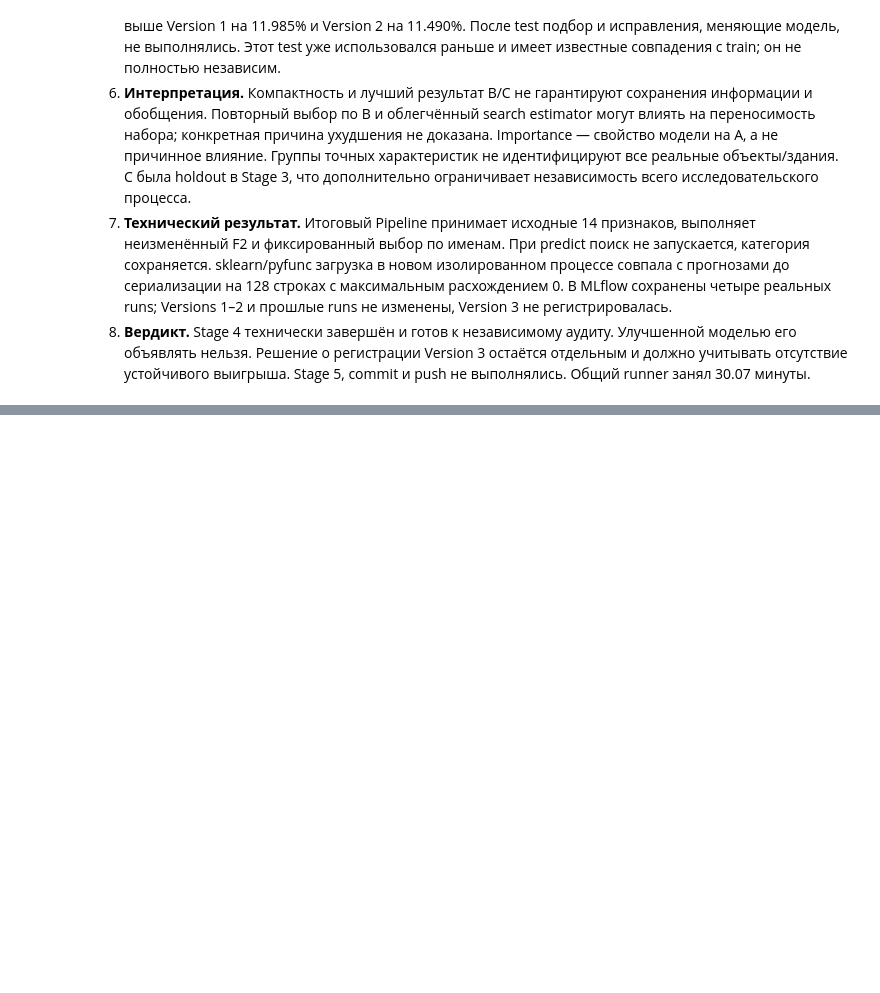
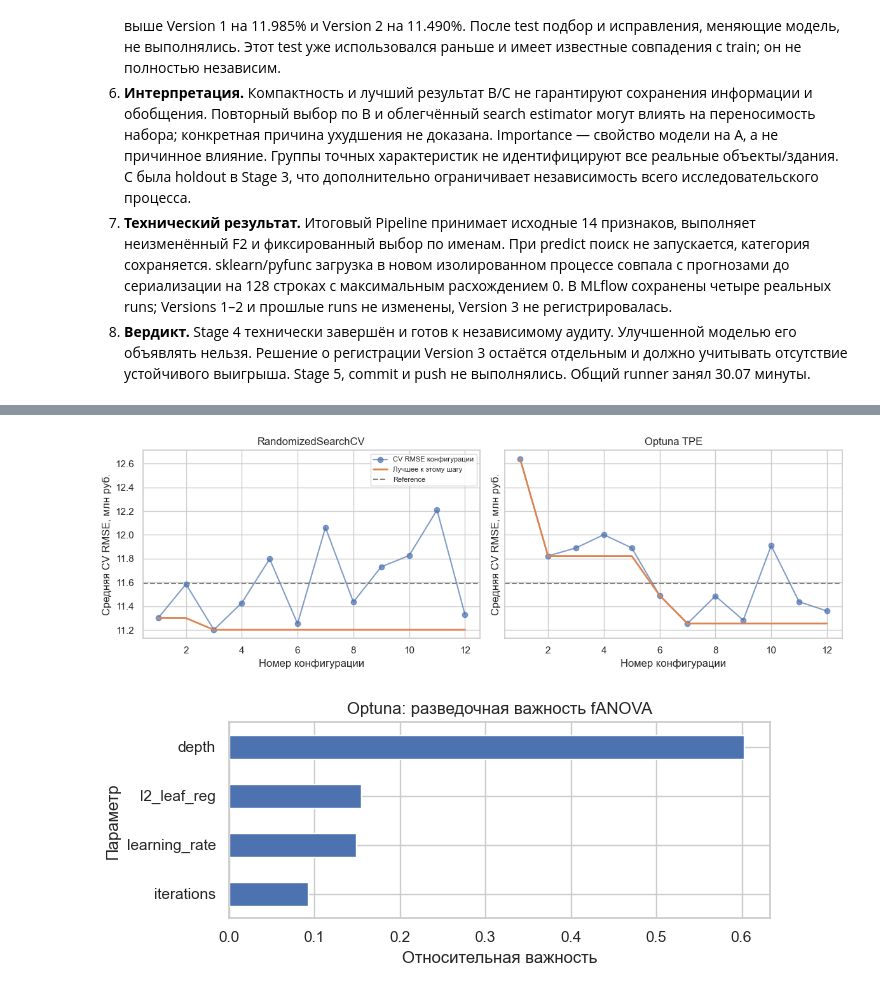
Before and after one commit to egpozd/mle-mlflow, a Jupyter notebook: model_improvement/model_improvement.ipynb, the cells around one changed output, grey strips where cells are left out. Drawn from its saved outputs; the diff is of its cells as text; code cells hidden in the pictures; blank space fills up the shorter version.

Commit message:
Complete Stage 5 hyperparameter tuning

```diff
--- a/model_improvement/model_improvement.ipynb
+++ b/model_improvement/model_improvement.ipynb
@@ -1102,0 +1302,6 @@ Train не изменён. Commit/push и регистрация Version 3 не
+# %%
+stage5_reference = stage5_results["reference"]
+display(pd.DataFrame(stage5_reference["folds"]))
+display(pd.Series({key: stage5_reference[key] for key in
+                   ["mean_rmse", "std_rmse", "mean_mae", "mean_r2", "wall_seconds"]},
+                  name="Reference").to_frame())
@@ -1102,0 +1390,14 @@ Train не изменён. Commit/push и регистрация Version 3 не
+# %%
+stage5_optuna = stage5_results["optuna"]
+assert len(stage5_optuna["trials"]) == stage5_budget
+assert all(row["state"] == "COMPLETE" for row in stage5_optuna["trials"])
+stage5_optuna_table = pd.DataFrame([
+    {"Trial": row["number"], "Статус": row["state"], **row["parameters"],
+     "RMSE fold 1": row["folds"][0]["rmse"], "RMSE fold 2": row["folds"][1]["rmse"],
+     "RMSE fold 3": row["folds"][2]["rmse"], "CV RMSE": row["mean_rmse"],
+     "CV std": row["std_rmse"], "MAE": row["mean_mae"], "R²": row["mean_r2"],
+     "Время, с": row["duration_seconds"]}
+    for row in stage5_optuna["trials"]])
+display(stage5_optuna_table)
+display(pd.DataFrame([{"Trial": row["number"], "MLflow Run ID": row["run_id"]}
+                      for row in stage5_optuna["trials"]]))
@@ -1102,0 +1437,30 @@ Train не изменён. Commit/push и регистрация Version 3 не
+# %%
+fig, axes = plt.subplots(1, 2, figsize=(12, 4), dpi=100, sharey=True)
+for ax, key, title in zip(axes, ["randomized", "optuna"], ["RandomizedSearchCV", "Optuna TPE"]):
+    values = stage5_results[key]["configurations" if key == "randomized" else "trials"]
+    scores = np.array([row["mean_rmse"] for row in values])
+    numbers = np.arange(1, len(values) + 1)
+    ax.plot(numbers, scores / 1e6, "o-", label="CV RMSE конфигурации", alpha=0.7)
+    ax.plot(numbers, np.minimum.accumulate(scores) / 1e6, linewidth=2, label="Лучшее к этому шагу")
+    ax.axhline(stage5_reference["mean_rmse"] / 1e6, color="gray", linestyle="--", label="Reference")
+    ax.set(title=title, xlabel="Номер конфигурации", ylabel="Средняя CV RMSE, млн руб.")
+axes[0].legend(fontsize=8)
+fig.tight_layout()
+fig.savefig(stage5_figures / "optimization_history.png", dpi=120, bbox_inches="tight")
+plt.show()
+plt.close(fig)
+
+if stage5_optuna.get("parameter_importances"):
+    stage5_importances = pd.Series(stage5_optuna["parameter_importances"]).sort_values()
+    fig, ax = plt.subplots(figsize=(7, 3), dpi=100)
+    stage5_importances.plot.barh(ax=ax)
+    ax.set(title="Optuna: разведочная важность fANOVA", xlabel="Относительная важность", ylabel="Параметр")
+    fig.tight_layout()
+    fig.savefig(stage5_figures / "optuna_importances.png", dpi=120, bbox_inches="tight")
+    plt.show()
+    plt.close(fig)
+else:
+    print("Важности недоступны:", stage5_optuna.get("importance_unavailable"))
+# %% [output]
+[figure, added]
+[figure, added]
```
Also changed, not shown: parts of 24 cells of this notebook, 3 other files.
